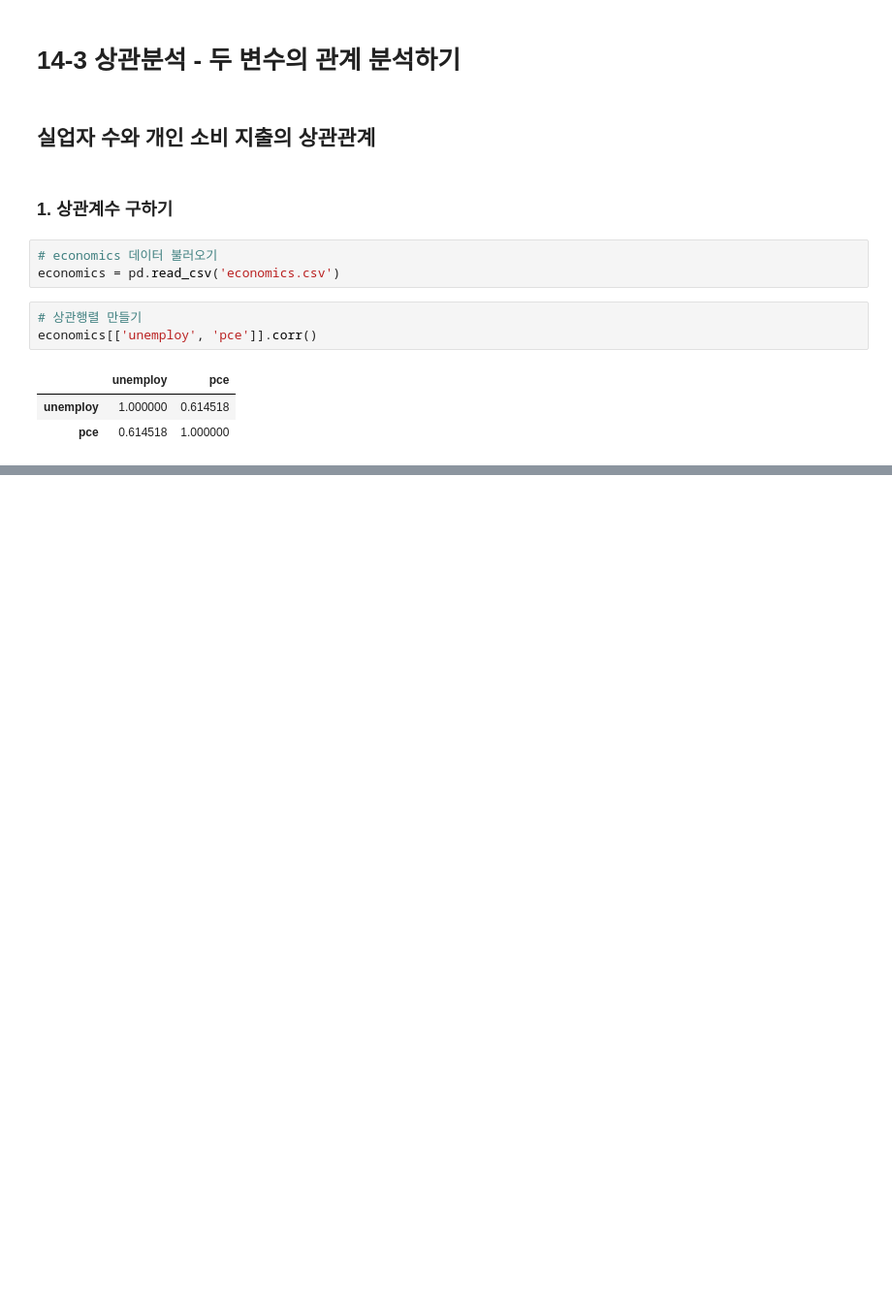
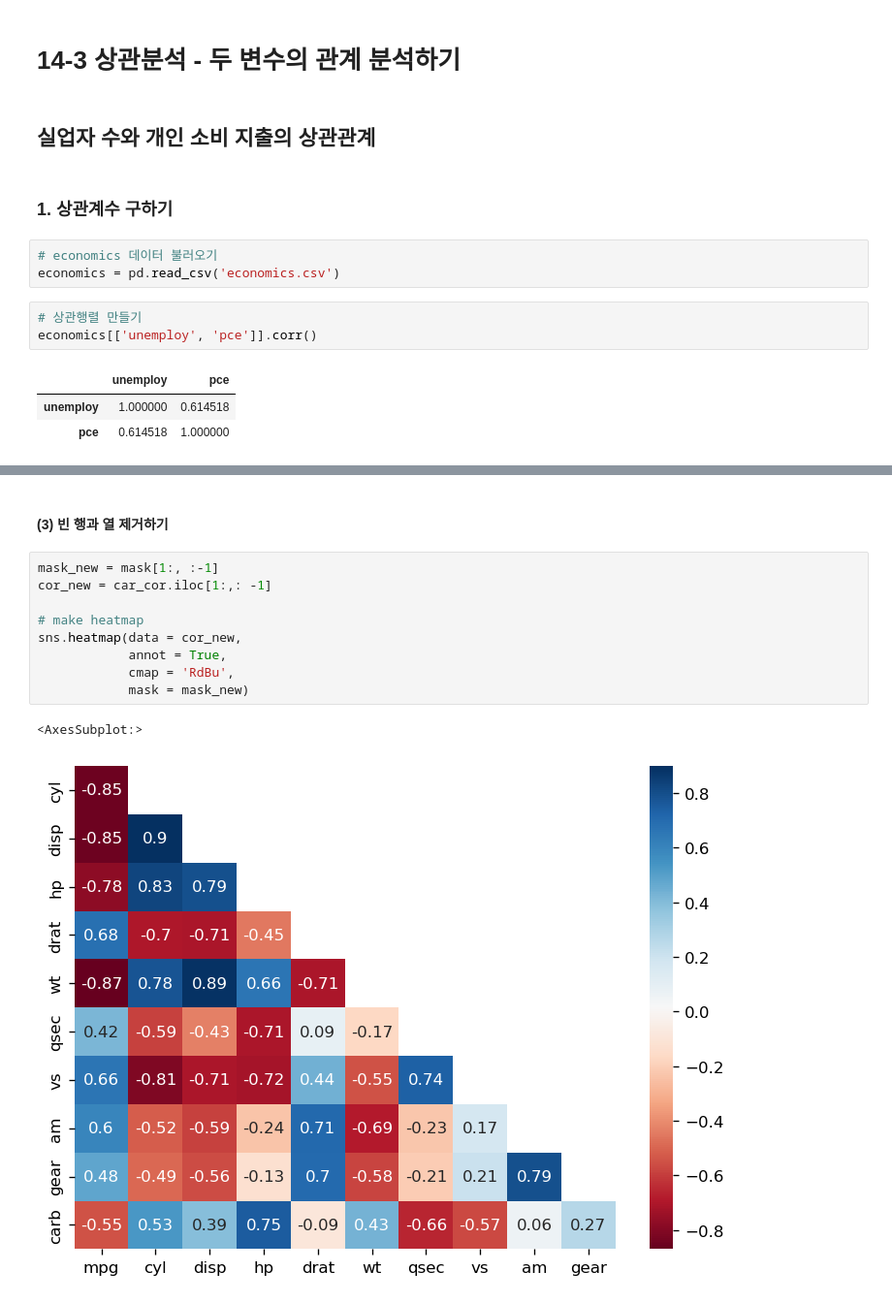
Before and after one commit to HeewonSeo0923/PythonDataAnalysis, a Jupyter notebook: lab14.ipynb, the cells around one changed output, grey strips where cells are left out. Shown at 97% size. Saved outputs shown, nothing was run; the diff lists cells and outputs as text; blank space fills up the shorter version.

```diff
--- a/lab14.ipynb
+++ b/lab14.ipynb
@@ -71,0 +171,14 @@ economics[['unemploy', 'pce']].corr()
+# %% [markdown]
+#### (3) 빈 행과 열 제거하기
+# %%
+mask_new = mask[1:, :-1]
+cor_new = car_cor.iloc[1:,: -1]
+
+# make heatmap
+sns.heatmap(data = cor_new,
+            annot = True,
+            cmap = 'RdBu',
+            mask = mask_new)
+# %% [output]
+<AxesSubplot:>
+[figure, added]
```
Also changed, not shown: parts of 18 cells of this notebook, 3 other files.
